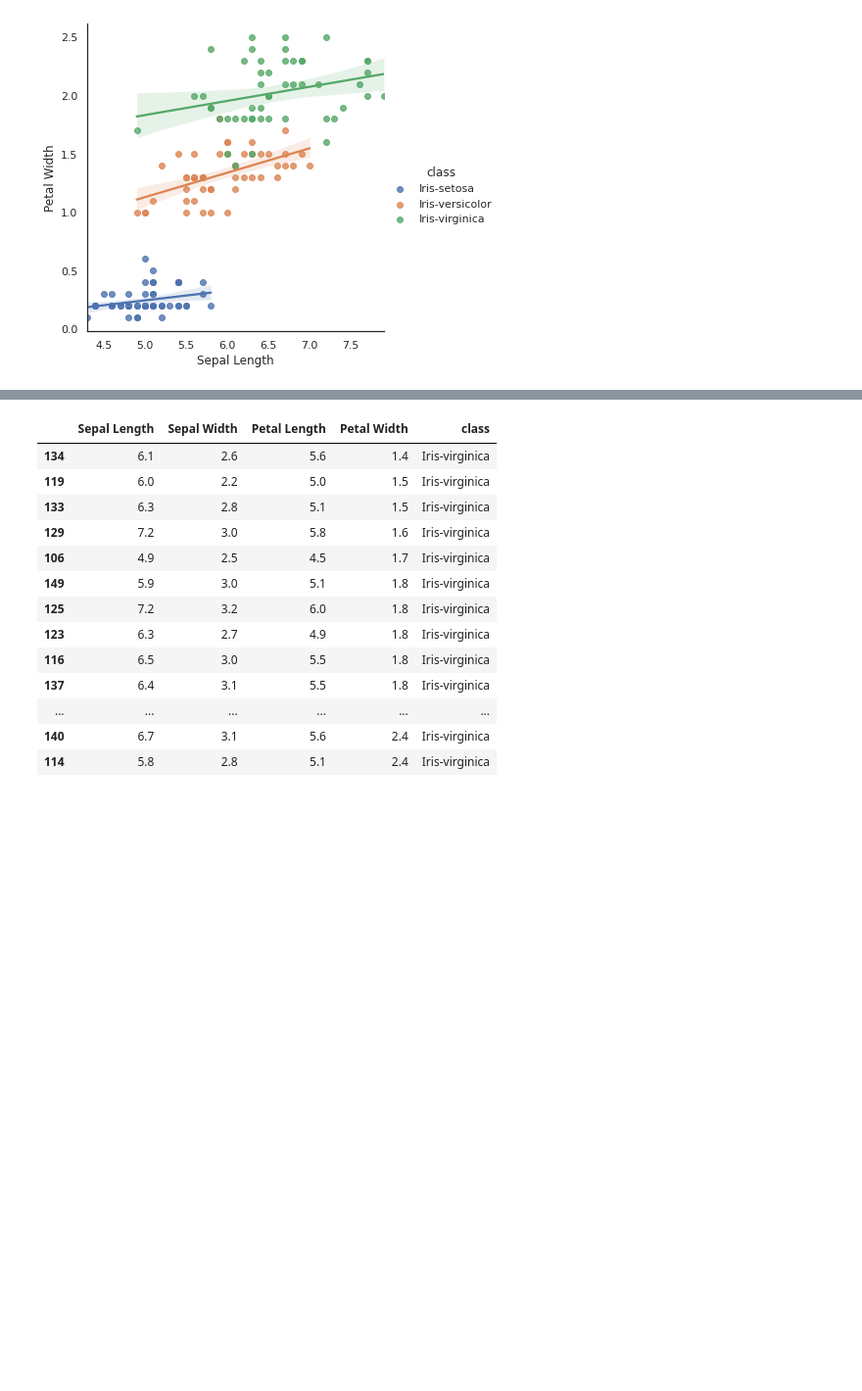
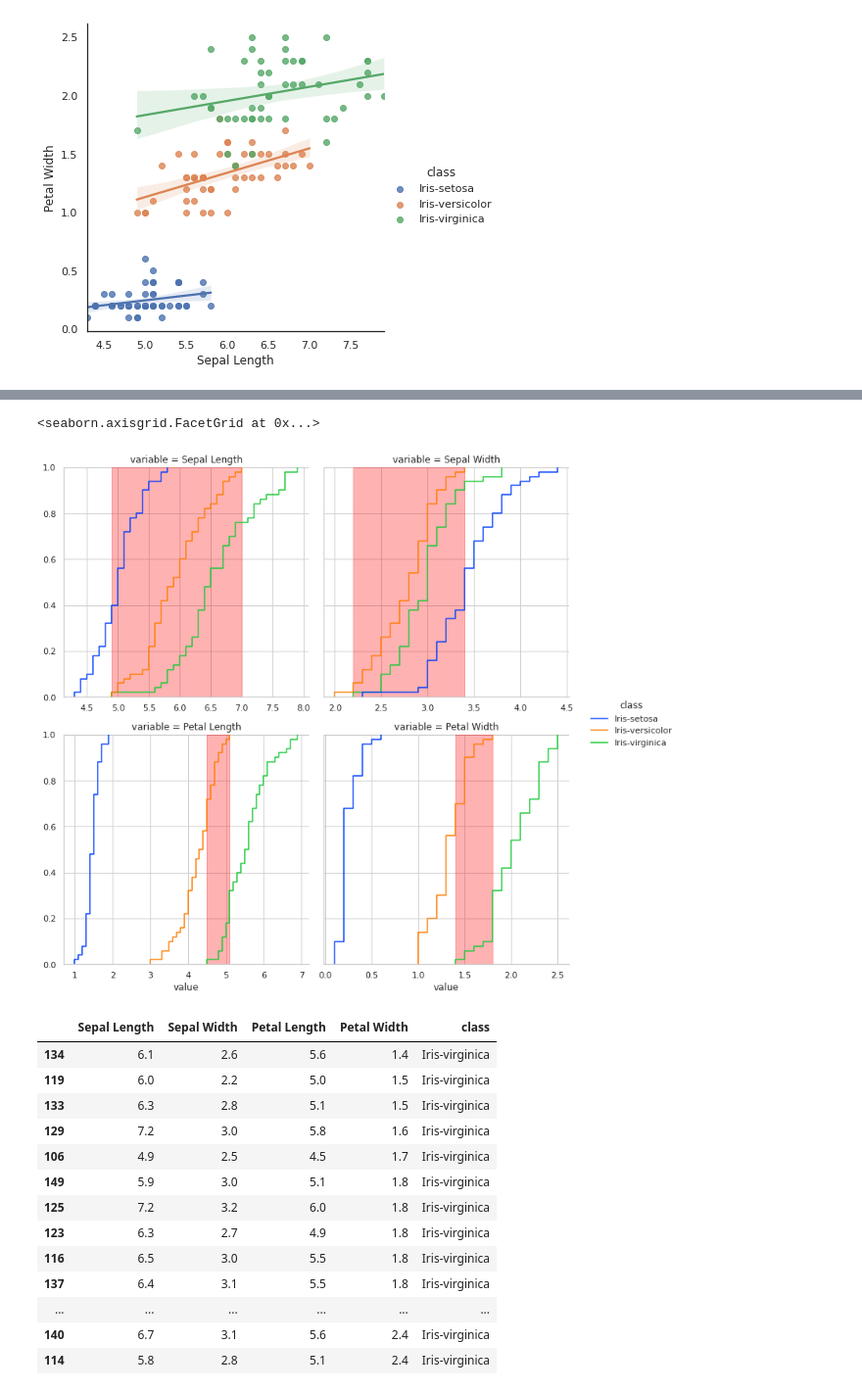
Before and after one commit to fod/pands-project2021, a Jupyter notebook: iris_analysis.ipynb, the cells around one changed output, grey strips where cells are left out. Shown: that part at 98% size. Saved outputs shown, nothing was run; the diff lists cells and outputs as text; code cells hidden in the pictures; blank space fills up the shorter version.

```diff
--- a/iris_analysis.ipynb
+++ b/iris_analysis.ipynb
@@ -232,3 +235,15 @@ plt.legend()
+# %%
+sns.set_style("whitegrid")
+g = sns.displot(data=iris_long, x="value", col="variable", hue="class", kind="ecdf", linewidth=1.5, facet_kws=dict(sharex=False), col_wrap=2)
+def span(x, **kwargs):
+    max_vers = np.max(x[50:100])
+    min_virg = np.min(x[100:])
+    plt.axvspan(max_vers, min_virg, color="red", alpha=0.3)
+
+g.map(span, "value")
+# %% [output]
+<seaborn.axisgrid.FacetGrid at 0x...>
+[figure, added]
 # %%
 iris.loc[iris["class"]=="Iris-virginica"].sort_values("Petal Width")
 # %% [output]
```
Also changed, not shown: parts of 4 cells of this notebook, 5 other files.
